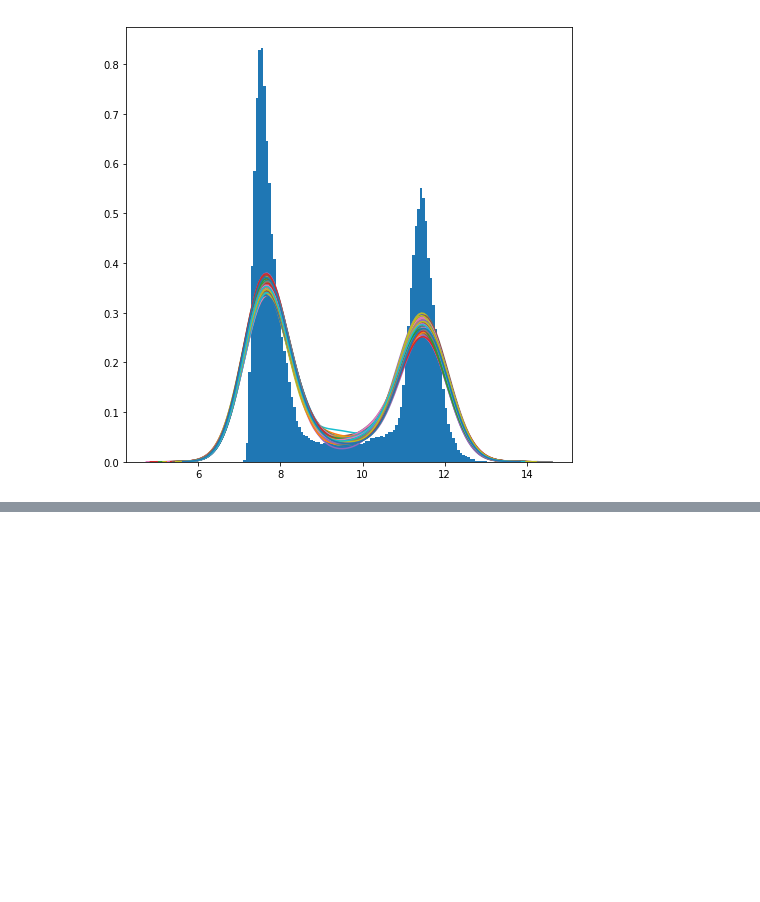
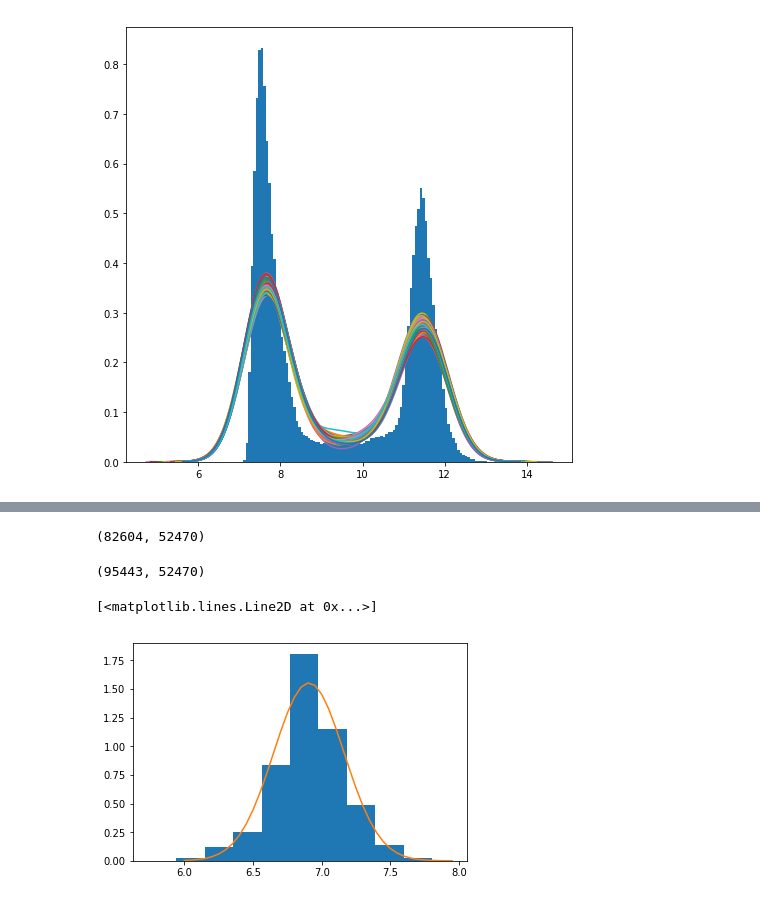
Before and after one commit to artemkondyukov/catch_bonds, a Jupyter notebook: notebooks/AssociationNucleus_1sq0.ipynb, the cells around one changed output, grey strips where cells are left out. Saved outputs shown, nothing was run; the diff lists cells and outputs as text; code cells hidden in the pictures; blank space fills up the shorter version.

```diff
--- a/notebooks/AssociationNucleus_1sq0.ipynb
+++ b/notebooks/AssociationNucleus_1sq0.ipynb
@@ -225,0 +319,34 @@ array([  2.11460771e-01,   6.76212760e-02,   3.66321279e-36])
+# %%
+forces_D, reps_D, frames_D = np.where(classified == 2)
+forces_I, reps_I, frames_I = np.where(classified == 1)
+forces_A, reps_A, frames_A = np.where(classified == 0)
+# %%
+whole_arr = np.load("/data/analytics/catch_bonds/1sq0/dists_npz/whole.npz")["arr_0"]
+# %%
+D_arr = whole_arr[reps_D, forces_D, frames_D]
+I_arr = whole_arr[reps_I, forces_I, frames_I]
+A_arr = whole_arr[reps_A, forces_A, frames_A]
+# %%
+D_arr.shape
+# %% [output]
+(82604, 52470)
+# %%
+A_arr.shape
+# %% [output]
+(95443, 52470)
+# %%
+D_arr_mean = D_arr.mean(axis=1)
+_mix = GaussianMixture()
+_mix.fit(D_arr_mean[:, None])
+
+plt.hist(D_arr_mean, density=True)
+
+xs_ = np.arange(6, 8, 0.05)
+xs = xs_ - _mix.means_[0, 0]
+xs *= np.sqrt(_mix.precisions_[0, 0, 0])
+ys = np.sqrt(_mix.precisions_[0, 0, 0]) * scipy.stats.norm().pdf(xs)
+
+plt.plot(xs_, ys)
+# %% [output]
+[<matplotlib.lines.Line2D at 0x...>]
+[figure, added]
```
Also changed, not shown: parts of 26 cells of this notebook.
